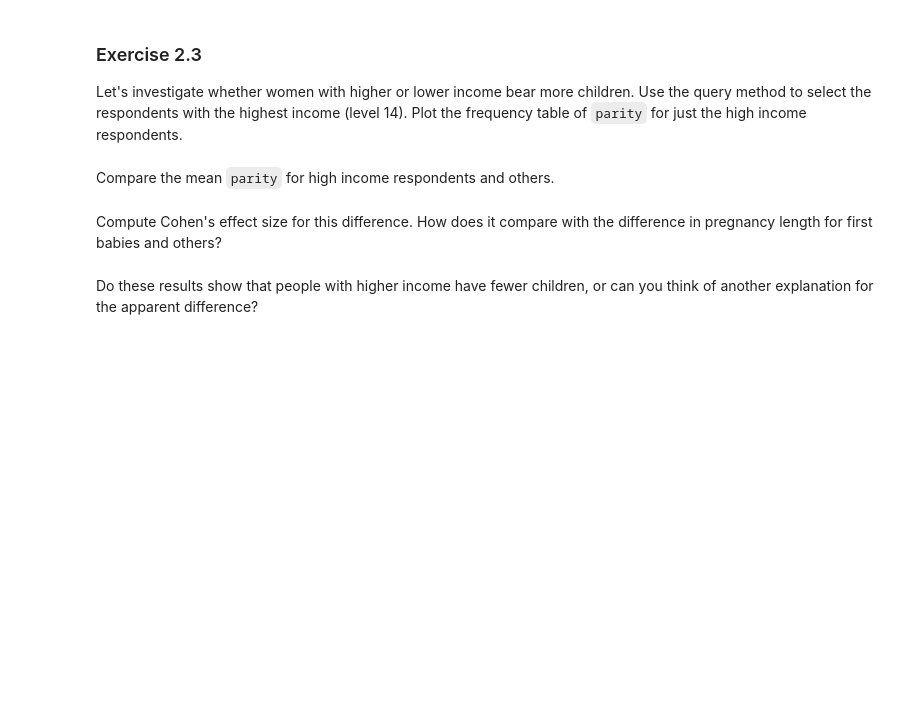
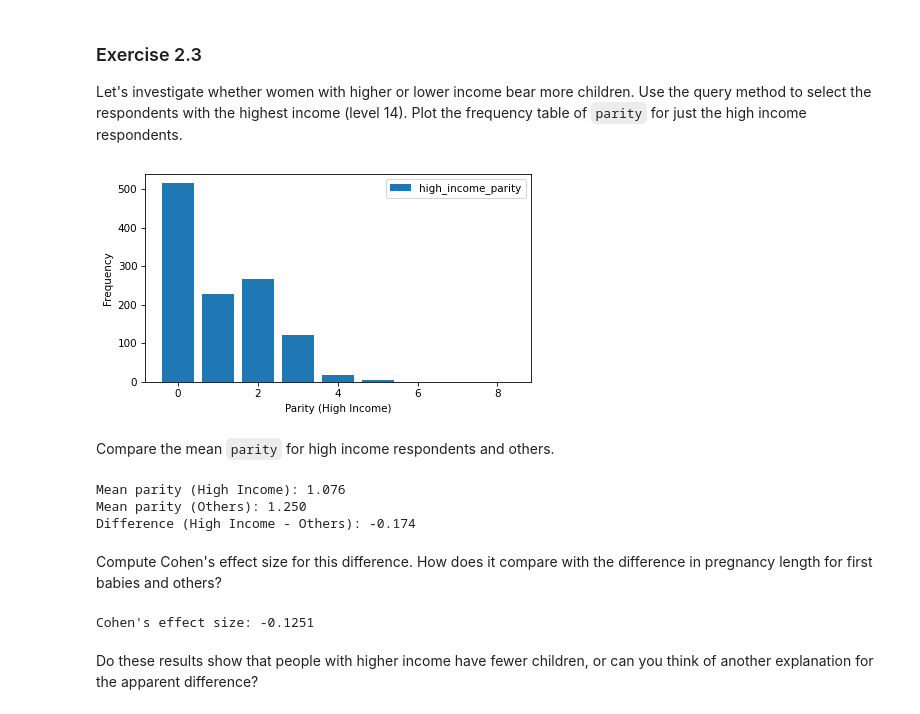
Before and after one commit to ppedro500/ESM-ExemplosCodigo, a Jupyter notebook: nb/chap02.ipynb, the cells around one changed output. Cells and saved outputs as stored; diff of their text form; code cells hidden in the pictures; blank space fills up the shorter version.

```diff
--- a/nb/chap02.ipynb
+++ b/nb/chap02.ipynb
@@ -558,16 +522,35 @@ Let's investigate whether women with higher or lower income bear more children.
 Use the query method to select the respondents with the highest income (level 14).
 Plot the frequency table of `parity` for just the high income respondents.
 # %%
-# Solution goes here
+high_income = resp.query("totincr == 14")
+others_income = resp.query("totincr < 14")
+
+ftab_high = FreqTab.from_seq(high_income["parity"], name="high_income_parity")
+ftab_high.bar()
+decorate(xlabel="Parity (High Income)", ylabel="Frequency")
+# %% [output]
+[figure, added]
 # %% [markdown]
 Compare the mean `parity` for high income respondents and others.
 # %%
-# Solution goes here
+mean_high = high_income["parity"].mean()
+mean_others = others_income["parity"].mean()
+
+print(f"Mean parity (High Income): {mean_high:.3f}")
+print(f"Mean parity (Others): {mean_others:.3f}")
+print(f"Difference (High Income - Others): {mean_high - mean_others:.3f}")
+# %% [output]
+Mean parity (High Income): 1.076
+Mean parity (Others): 1.250
+Difference (High Income - Others): -0.174
 # %% [markdown]
 Compute Cohen's effect size for this difference.
 How does it compare with the difference in pregnancy length for first babies and others?
 # %%
-# Solution goes here
+effect_size = cohen_effect_size(high_income["parity"], others_income["parity"])
+print(f"Cohen's effect size: {effect_size:.4f}")
+# %% [output]
+Cohen's effect size: -0.1251
 # %% [markdown]
 Do these results show that people with higher income have fewer children, or can you think of another explanation for the apparent difference?
 # %%
```
Also changed, not shown: parts of 9 cells of this notebook.
